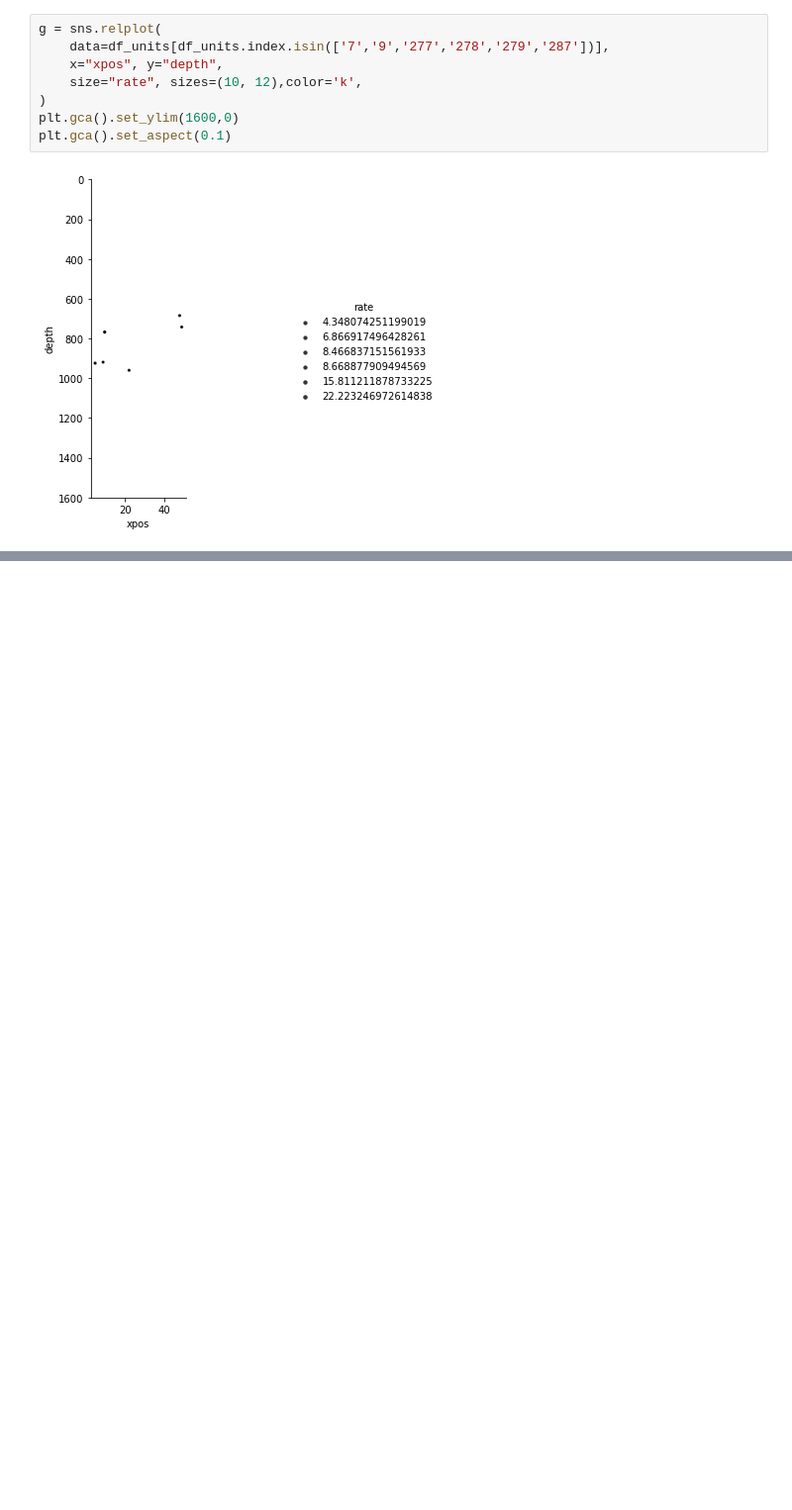
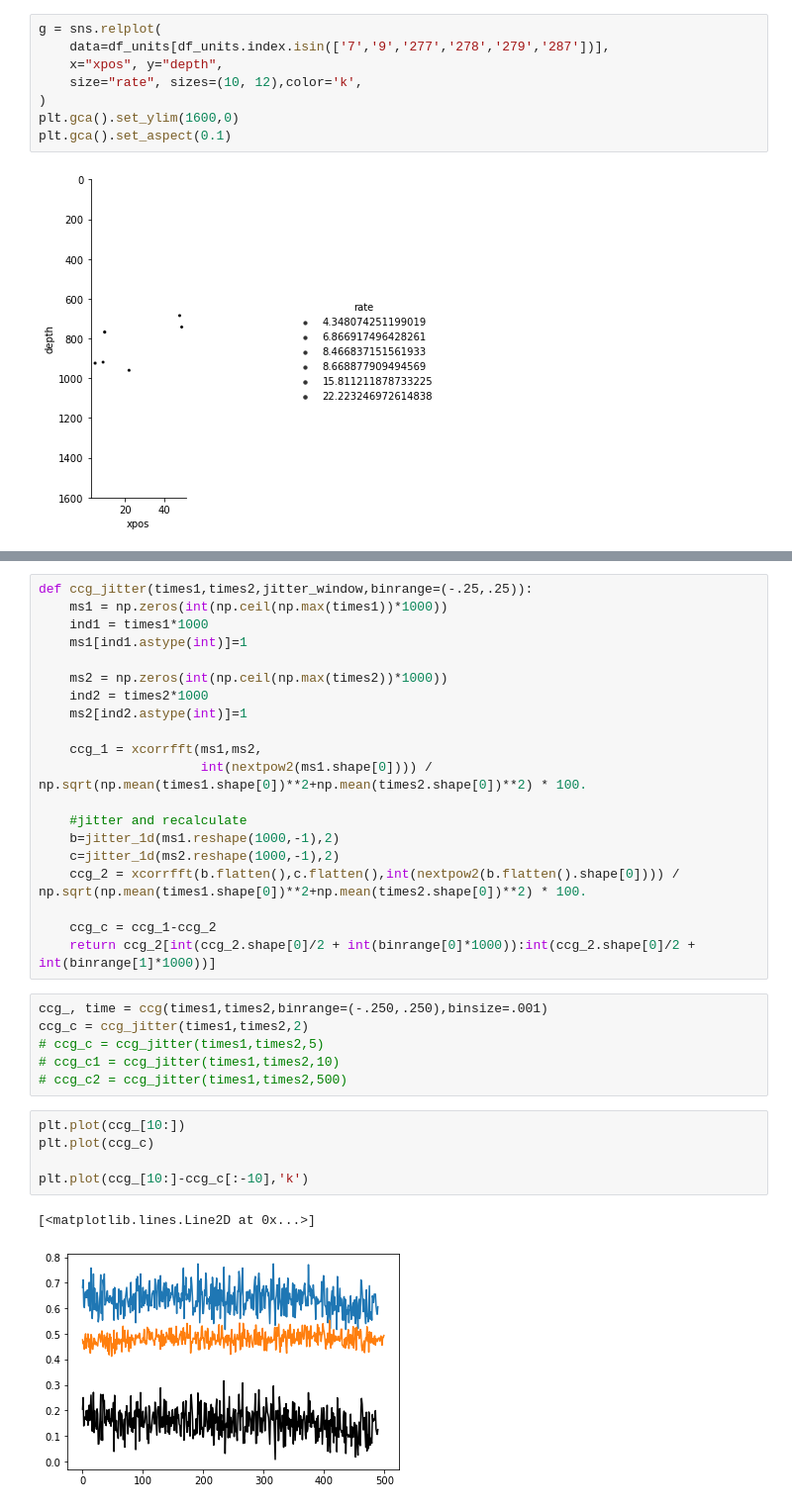
Before and after one commit to denmanlab/djd_notebooks, a Jupyter notebook: autobahn_makeNWB_3593.ipynb, the cells around one changed output, grey strips where cells are left out. Shown at 99% size. Drawn from its saved outputs; the diff is of its cells as text; blank space fills up the shorter version.

```diff
--- a/autobahn_makeNWB_3593.ipynb
+++ b/autobahn_makeNWB_3593.ipynb
@@ -774,0 +834,34 @@ plt.gca().set_aspect(0.1)
+# %%
+def ccg_jitter(times1,times2,jitter_window,binrange=(-.25,.25)):
+    ms1 = np.zeros(int(np.ceil(np.max(times1))*1000))
+    ind1 = times1*1000
+    ms1[ind1.astype(int)]=1
+
+    ms2 = np.zeros(int(np.ceil(np.max(times2))*1000))
+    ind2 = times2*1000
+    ms2[ind2.astype(int)]=1
+
+    ccg_1 = xcorrfft(ms1,ms2,
+                     int(nextpow2(ms1.shape[0]))) / np.sqrt(np.mean(times1.shape[0])**2+np.mean(times2.shape[0])**2) * 100.
+
+    #jitter and recalculate
+    b=jitter_1d(ms1.reshape(1000,-1),2)
+    c=jitter_1d(ms2.reshape(1000,-1),2)
+    ccg_2 = xcorrfft(b.flatten(),c.flatten(),int(nextpow2(b.flatten().shape[0]))) / np.sqrt(np.mean(times1.shape[0])**2+np.mean(times2.shape[0])**2) * 100.
+
+    ccg_c = ccg_1-ccg_2
+    return ccg_2[int(ccg_2.shape[0]/2 + int(binrange[0]*1000)):int(ccg_2.shape[0]/2 + int(binrange[1]*1000))]
+# %%
+ccg_, time = ccg(times1,times2,binrange=(-.250,.250),binsize=.001)
+ccg_c = ccg_jitter(times1,times2,2)
+# ccg_c = ccg_jitter(times1,times2,5)
+# ccg_c1 = ccg_jitter(times1,times2,10)
+# ccg_c2 = ccg_jitter(times1,times2,500)
+# %%
+plt.plot(ccg_[10:])
+plt.plot(ccg_c)
+
+plt.plot(ccg_[10:]-ccg_c[:-10],'k')
+# %% [output]
+[<matplotlib.lines.Line2D at 0x...>]
+[figure, added]
```
Also changed, not shown: parts of 28 cells of this notebook, 17 other files.
